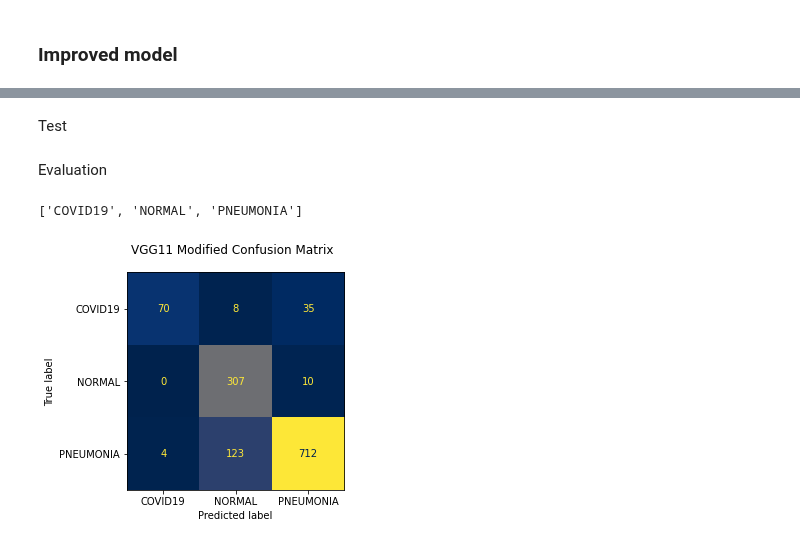
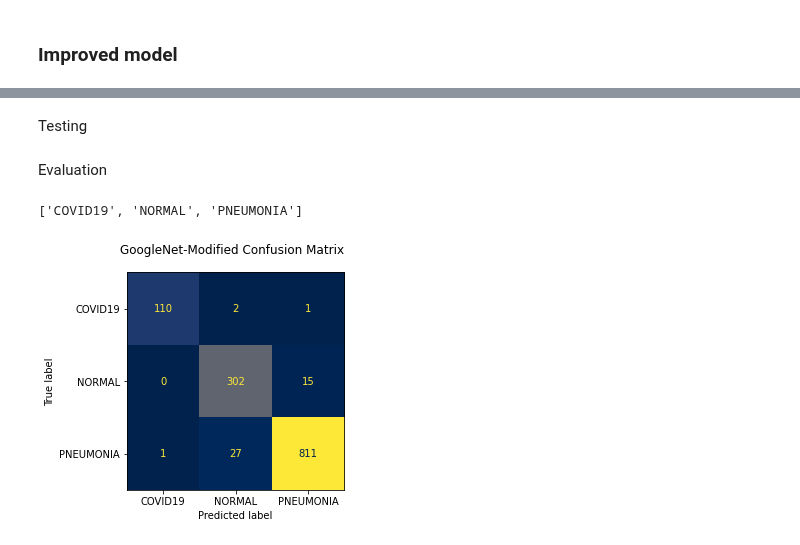
Before and after one commit to StephenTGibson/COMP527-colabNotebooks, a Jupyter notebook: COMP534-AppliedArtificialIntelligence/COMP534-CA3.ipynb, the cells around one changed output, grey strips where cells are left out. Cells and saved outputs as stored; diff of their text form; code cells hidden in the pictures.

```diff
--- a/COMP534-AppliedArtificialIntelligence/COMP534-CA3.ipynb
+++ b/COMP534-AppliedArtificialIntelligence/COMP534-CA3.ipynb
@@ -615 +617,4 @@ vgg11Mod.classifier = vggModClassifier
+# %%
+# replace GoogleNet classifier with new structure
+gnMod.fc = gnModClassifier
 # %%
@@ -618,6 +626,6 @@ for module, param in zip(vgg11Mod.modules(), vgg11Mod.parameters()):
 		param.requires_grad = False
 # %%
 # send model to gpu if available
-vgg11Mod = vgg11Mod.to(device)
+gnMod = gnMod.to(device)
 # initialise optimiser for training
-optimiser = torch.optim.Adam(vgg11Mod.parameters())
+optimiser = torch.optim.Adam(gnMod.parameters())
@@ -676,32 +685,32 @@ plt.show()
-# %% [markdown]
-Test
+# %% [markdown]
+Testing
 # %%
 # test model and store results
-vgg11ModResults = tester(vgg11Mod)
+gnModResults = tester(gnMod)
 # %% [markdown]
 Evaluation
-# %%
-labelList = [key for key in labelMap.keys()]
-labelList
-# %% [output]
-['COVID19', 'NORMAL', 'PNEUMONIA']
+# %%
+# check class labels for confusion matrix
+labelList
+# %% [output]
+['COVID19', 'NORMAL', 'PNEUMONIA']
 # %%
 # create figure for confusion matrix
 fig, ax = plt.subplots(figsize=(4, 4))
 # create confusion matrix display
-vgg11ModCM = ConfusionMatrixDisplay(
-    confusion_matrix=confusion_matrix(vgg11ModResults[:,0], vgg11ModResults[:,1]),
+gnModCM = ConfusionMatrixDisplay(
+    confusion_matrix=confusion_matrix(gnModResults[:,0], gnModResults[:,1]),
     display_labels=labelList)
 # plot confusion matrix
-vgg11ModCM.plot(ax=ax,
+gnModCM.plot(ax=ax,
              colorbar=False,
              cmap='cividis')
 
 # add title
-fig.suptitle('VGG11 Modified Confusion Matrix', fontsize=12)
+fig.suptitle('GoogleNet-Modified Confusion Matrix', fontsize=12)
 
-# fig.savefig('vgg11ModConfMat', bbox_inches='tight')
+fig.savefig('gnModConfMat2', bbox_inches='tight')
 plt.show()
 # %% [output]
-[figure, old version]
+[figure, new version]
 # %%
```
Also changed, not shown: parts of 16 cells of this notebook.
